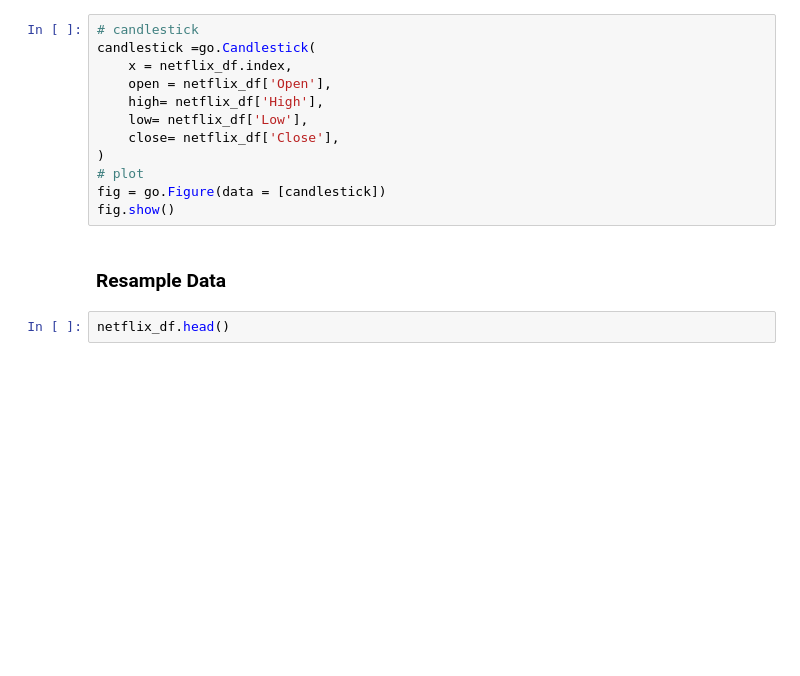
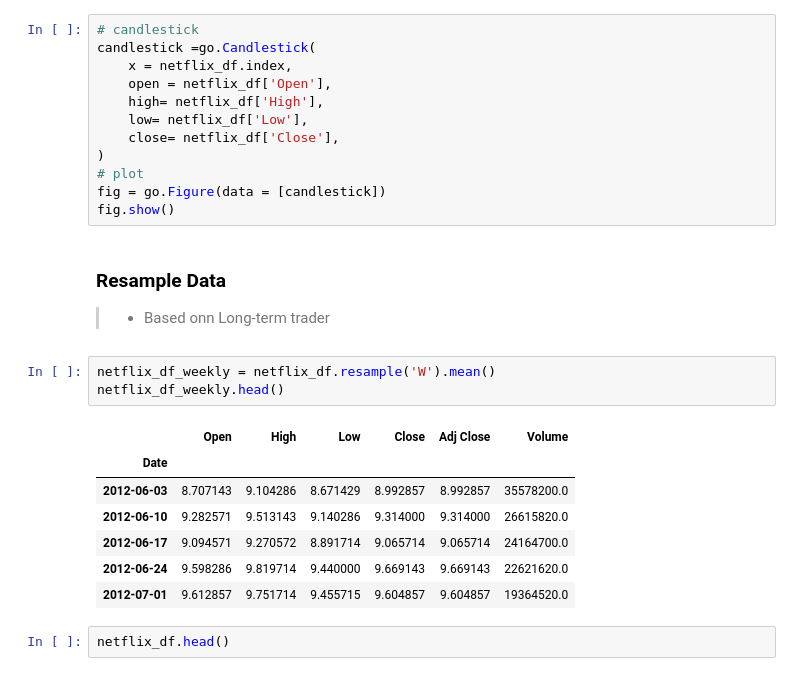
Before and after one commit to JosephRidge/TradingStrategy, a Jupyter notebook: app.ipynb, the cells around one changed output. Saved outputs shown, nothing was run; the diff lists cells and outputs as text; blank space fills up the shorter version.

```diff
--- a/app.ipynb
+++ b/app.ipynb
@@ -118,6 +150,18 @@ fig = go.Figure(data = [candlestick])
 fig.show()
 # %% [markdown]
 ### Resample Data
+> - Based onn Long-term trader
+# %%
+netflix_df_weekly = netflix_df.resample('W').mean()
+netflix_df_weekly.head()
+# %% [output]
+|  | Open | High | Low | Close | Adj Close | Volume |
+| Date |  |  |  |  |  |  |
+| 2012-06-03 | 8.707143 | 9.104286 | 8.671429 | 8.992857 | 8.992857 | 35578200.0 |
+| 2012-06-10 | 9.282571 | 9.513143 | 9.140286 | 9.314000 | 9.314000 | 26615820.0 |
+| 2012-06-17 | 9.094571 | 9.270572 | 8.891714 | 9.065714 | 9.065714 | 24164700.0 |
+| 2012-06-24 | 9.598286 | 9.819714 | 9.440000 | 9.669143 | 9.669143 | 22621620.0 |
+| 2012-07-01 | 9.612857 | 9.751714 | 9.455715 | 9.604857 | 9.604857 | 19364520.0 |
 # %%
 netflix_df.head()
 # %% [output]
```
Also changed, not shown: parts of 10 cells of this notebook, 1 other file.
